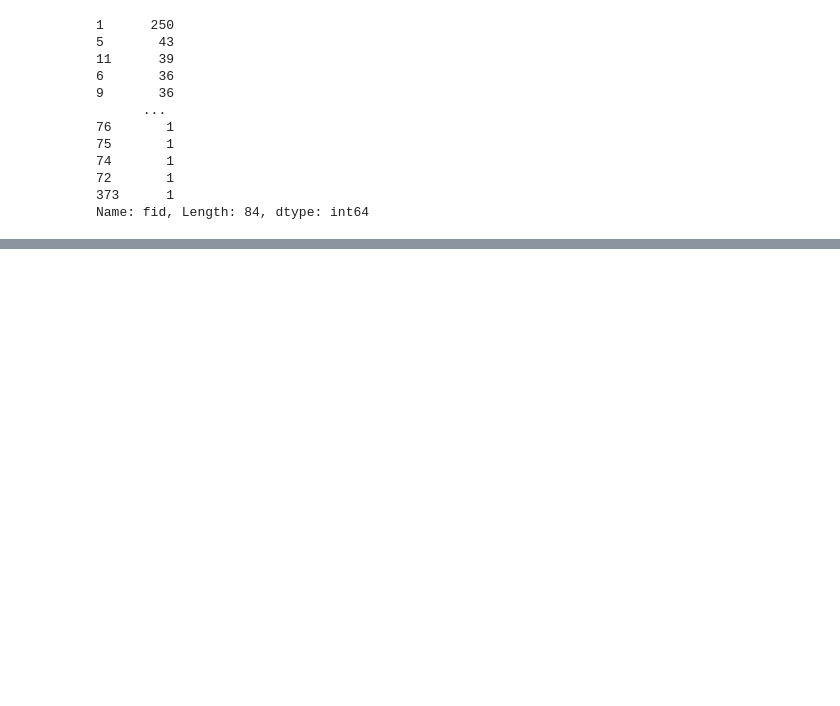
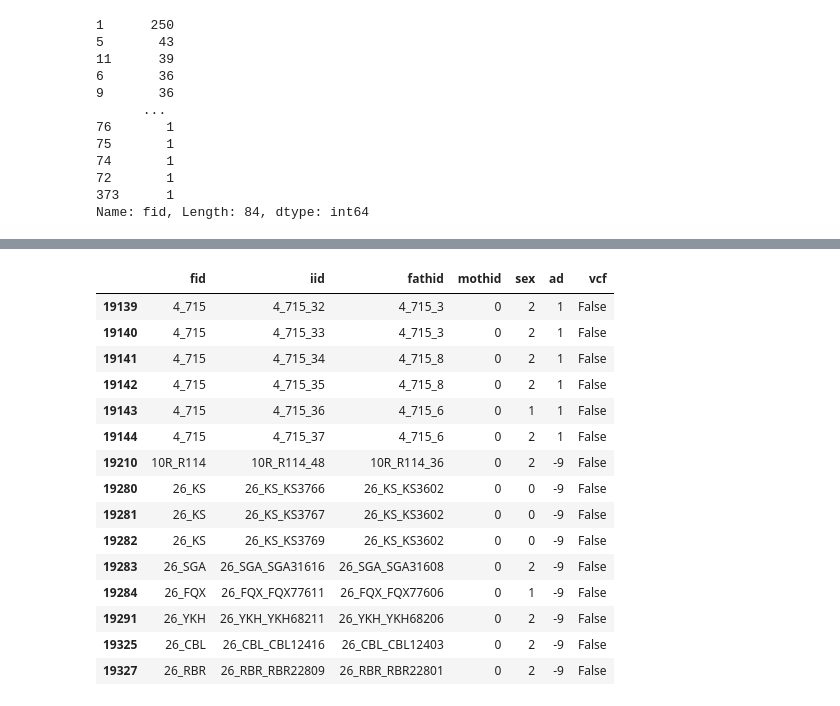
Before and after one commit to gaow/SEQLinkage, a Jupyter notebook: 05_ADFam.ipynb, the cells around one changed output, grey strips where cells are left out. Cells and saved outputs as stored; diff of their text form; code cells hidden in the pictures; blank space fills up the shorter version.

```diff
--- a/05_ADFam.ipynb
+++ b/05_ADFam.ipynb
@@ -1202,0 +1234,19 @@ Name: fid, Length: 84, dtype: int64
+# %%
+nodp_fam[(nodp_fam.fathid != '0') & (nodp_fam.mothid == '0')]
+# %% [output]
+|  | fid | iid | fathid | mothid | sex | ad | vcf |
+| 19139 | 4_715 | 4_715_32 | 4_715_3 | 0 | 2 | 1 | False |
+| 19140 | 4_715 | 4_715_33 | 4_715_3 | 0 | 2 | 1 | False |
+| 19141 | 4_715 | 4_715_34 | 4_715_8 | 0 | 2 | 1 | False |
+| 19142 | 4_715 | 4_715_35 | 4_715_8 | 0 | 2 | 1 | False |
+| 19143 | 4_715 | 4_715_36 | 4_715_6 | 0 | 1 | 1 | False |
+| 19144 | 4_715 | 4_715_37 | 4_715_6 | 0 | 2 | 1 | False |
+| 19210 | 10R_R114 | 10R_R114_48 | 10R_R114_36 | 0 | 2 | -9 | False |
+| 19280 | 26_KS | 26_KS_KS3766 | 26_KS_KS3602 | 0 | 0 | -9 | False |
+| 19281 | 26_KS | 26_KS_KS3767 | 26_KS_KS3602 | 0 | 0 | -9 | False |
+| 19282 | 26_KS | 26_KS_KS3769 | 26_KS_KS3602 | 0 | 0 | -9 | False |
+| 19283 | 26_SGA | 26_SGA_SGA31616 | 26_SGA_SGA31608 | 0 | 2 | -9 | False |
+| 19284 | 26_FQX | 26_FQX_FQX77611 | 26_FQX_FQX77606 | 0 | 1 | -9 | False |
+| 19291 | 26_YKH | 26_YKH_YKH68211 | 26_YKH_YKH68206 | 0 | 2 | -9 | False |
+| 19325 | 26_CBL | 26_CBL_CBL12416 | 26_CBL_CBL12403 | 0 | 2 | -9 | False |
+| 19327 | 26_RBR | 26_RBR_RBR22809 | 26_RBR_RBR22801 | 0 | 2 | -9 | False |
```
Also changed, not shown: parts of 8 cells of this notebook.
